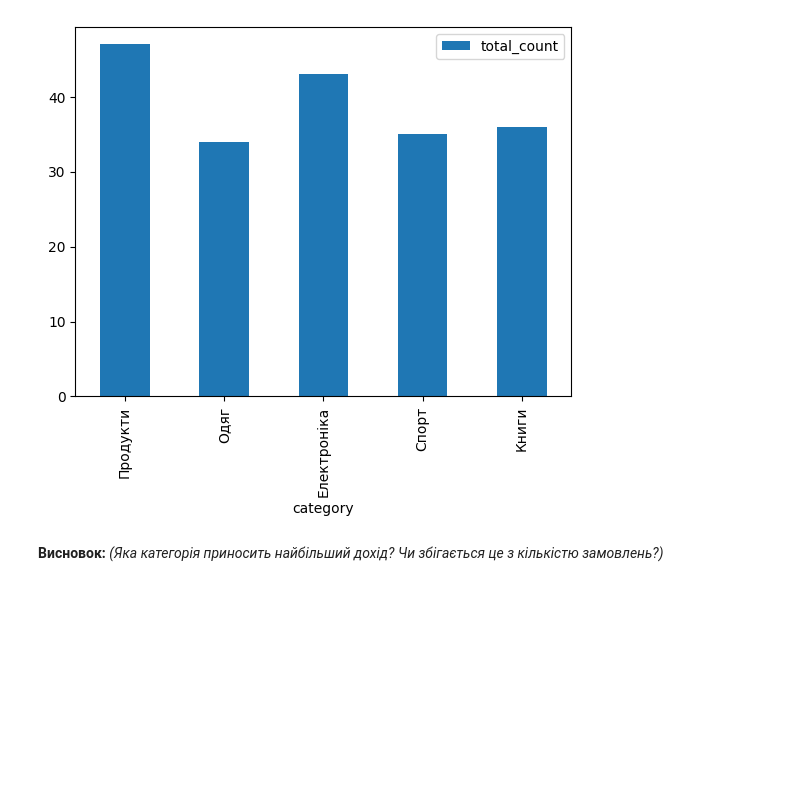
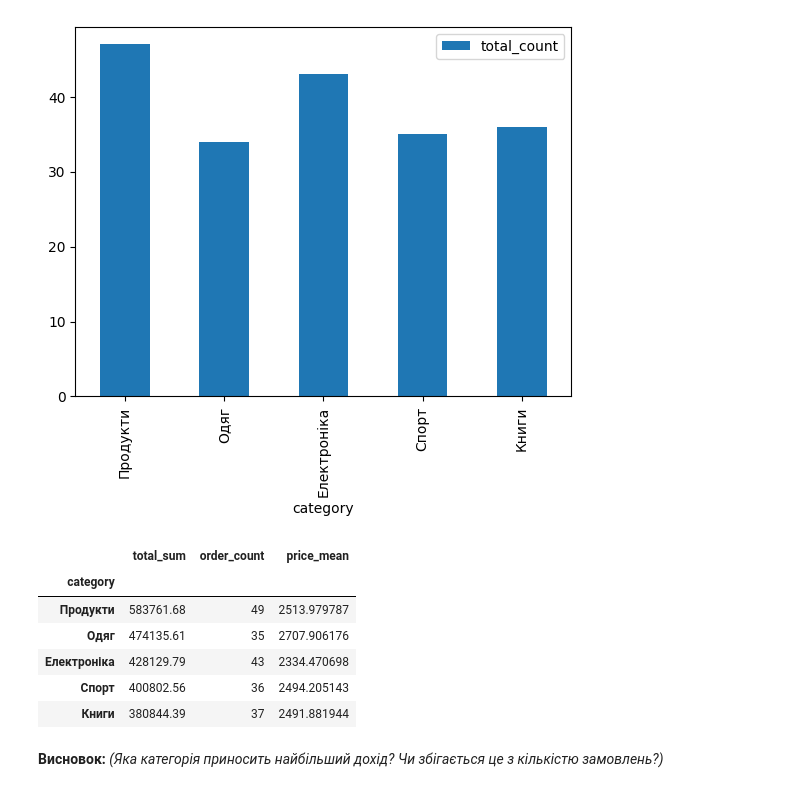
Before and after one commit to DymaStar/DTA_2026, a Jupyter notebook: HW/DimaStarCW+HW_Ul2805_"_pandas_tasks_beginners_DTA_ipynb".ipynb, the cells around one changed output. Saved outputs shown, nothing was run; the diff lists cells and outputs as text; code cells hidden in the pictures; blank space fills up the shorter version.

```diff
--- a/HW/DimaStarCW+HW_Ul2805_"_pandas_tasks_beginners_DTA_ipynb".ipynb
+++ b/HW/DimaStarCW+HW_Ul2805_"_pandas_tasks_beginners_DTA_ipynb".ipynb
@@ -225,3 +312,11 @@ df.sort_values('total', ascending=False).head(10)
 | 51 | 1052 | 2023-02-21 | Продукти | Товар_35 | Дніпро | 8 | 4488.99 | Онлайн | 4.0 | ... |
 | 25 | 1026 | 2023-01-26 | Книги | Товар_18 | Дніпро | 8 | 4458.11 | Картка | 3.0 | ... |
 | 143 | 1144 | 2023-05-24 | Продукти | Товар_31 | Київ | 9 | 3732.53 | Готівка | 5.0 | ... |
+# %%
+# Додаємо ранг: 1 = найбільша сума замовлення
+# rank() не змінює порядок рядків — просто додає числовий ранг
+df['rank'] = df['total'].rank(ascending=False)
+
+# Топ-10 найбільших замовлень (сортуємо для зручного перегляду)
+print("Топ-10 найбільших замовлень:")
+print(df.sort_values('total', ascending=False).head(10)[['order_id','category','city','total','rank']])
@@ -267,6 +377,22 @@ df.groupby('category').agg(total_sum = ('total', 'sum'),
 | Спорт | 35 | 2494.205143 |
 <Axes: xlabel='category'>
 [figure]
+# %%
+category_summary = df.groupby('category').agg(
+    total_sum=('total', 'sum'),
+    order_count=('order_id', 'count'),
+    price_mean=('price', 'mean')
+).sort_values('total_sum', ascending=False)
+
+display(category_summary)
+# %% [output]
+|  | total_sum | order_count | price_mean |
+| category |  |  |  |
+| Продукти | 583761.68 | 49 | 2513.979787 |
+| Одяг | 474135.61 | 35 | 2707.906176 |
+| Електроніка | 428129.79 | 43 | 2334.470698 |
+| Спорт | 400802.56 | 36 | 2494.205143 |
+| Книги | 380844.39 | 37 | 2491.881944 |
 # %% [markdown]
 **Висновок:** *(Яка категорія приносить найбільший дохід? Чи збігається це з кількістю замовлень?)*
 # %% [markdown]
```
Also changed, not shown: parts of 47 cells of this notebook.
